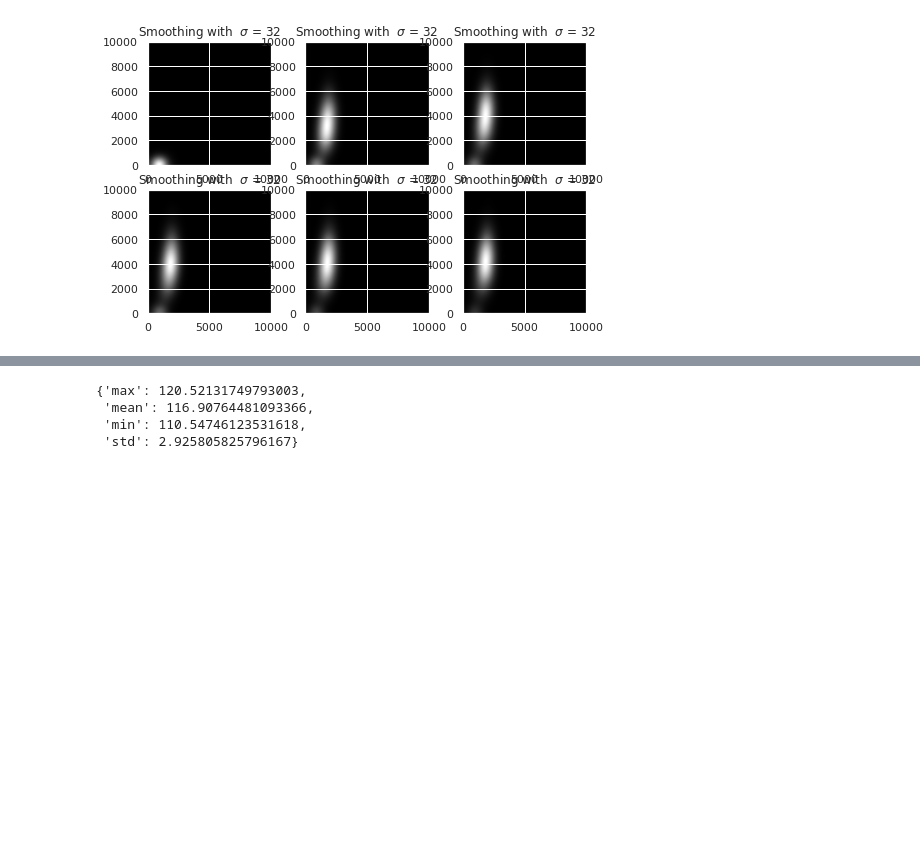
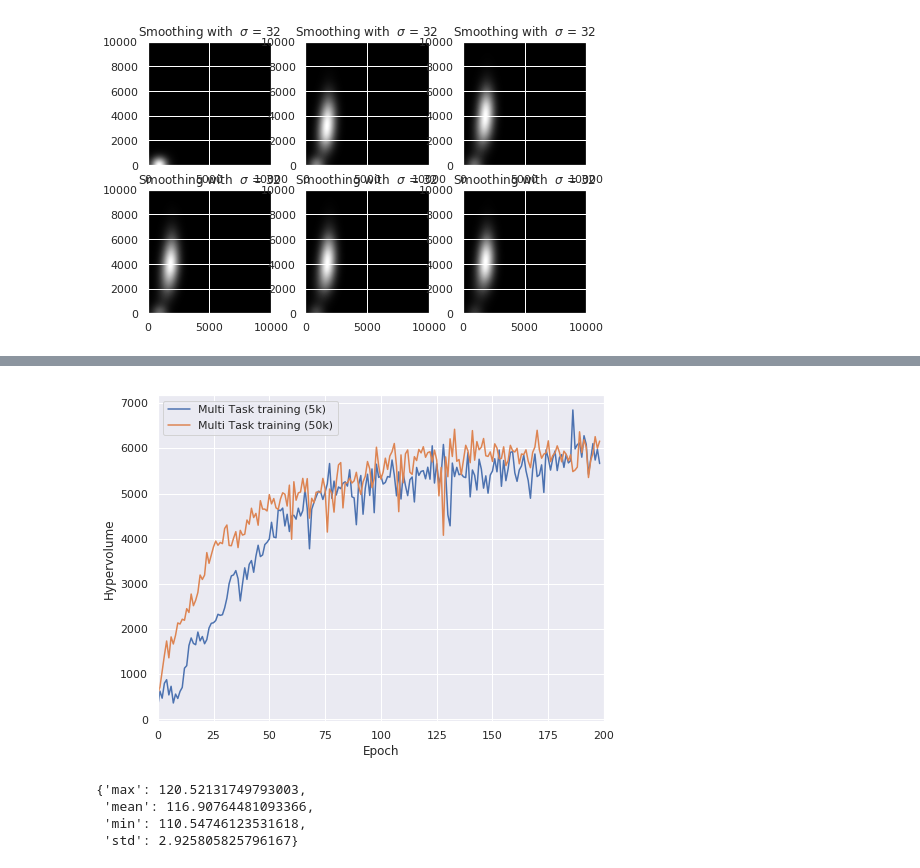
Before and after one commit to deyandyankov/research.mtne, a Jupyter notebook: gpu_implementation/analysis/IJCNN2020-SDR.ipynb, the cells around one changed output, grey strips where cells are left out. Saved outputs shown, nothing was run; the diff lists cells and outputs as text; code cells hidden in the pictures; blank space fills up the shorter version.

```diff
--- a/gpu_implementation/analysis/IJCNN2020-SDR.ipynb
+++ b/gpu_implementation/analysis/IJCNN2020-SDR.ipynb
@@ -238,3 +248,41 @@ ijcnn_plots.save_plot(p, 'hypervolume')
+# %%
+hv_raw50k = pd.DataFrame.from_dict({
+    'iteration': hv_raw_mt['iteration'],
+    'mt_game0_offspring': hv_raw_mt['mt_game0_offspring'],
+    'mt_game1_offspring': hv_raw_mt['mt_game1_offspring'],
+    'mt50k_game0_offspring': hv_raw_mt50k['mt50k_game0_offspring'],
+    'mt50k_game1_offspring': hv_raw_mt50k['mt50k_game1_offspring'],
+})
+# %%
+hv_raw50k_normalized = hv_raw50k.copy()
+hv_raw50k_normalized['mt_game0_offspring'] *= best_point[0] / game0_max_score
+hv_raw50k_normalized['mt_game1_offspring'] *= best_point[0] / game1_max_score
+hv_raw50k_normalized['mt50k_game0_offspring'] *= best_point[0] / game0_max_score
+hv_raw50k_normalized['mt50k_game1_offspring'] *= best_point[0] / game1_max_score
+# %%
+hv_mt_final = hv_raw50k_normalized.groupby(['iteration']).apply(
+    lambda x: new_compute_hv_value(
+        best_point, game0_max_score, game1_max_score, x.mt_game0_offspring, x.mt_game1_offspring
+    )
+)
+hv_mt50k_final = hv_raw50k_normalized.groupby(['iteration']).apply(
+    lambda x: new_compute_hv_value(
+        best_point, game0_max_score, game1_max_score, x.mt50k_game0_offspring, x.mt50k_game1_offspring
+    )
+)
+# %%
+hv50k_final = pd.DataFrame()
+hv50k_final['Multi Task training (5k)'] = hv_mt_final
+hv50k_final['Multi Task training (50k)'] = hv_mt50k_final
+# %%
+p = hv50k_final.plot()
+sns.set(rc={'figure.figsize': (8, 6)})
+p.set_xlabel('Epoch')
+p.set_ylabel('Hypervolume')
+p.set_xlim([0, 200])
+ijcnn_plots.save_plot(p, 'hypervolume50k')
+# %% [output]
+[figure, added]
 # %%
 ### IGD
 igd_raw_mt = new_get_hypervolume_data(e['MT50k'], best_point_50k, game0_max_score_50k, game1_max_score_50k, 800)
```
Also changed, not shown: parts of 6 cells of this notebook, 1 other file.
